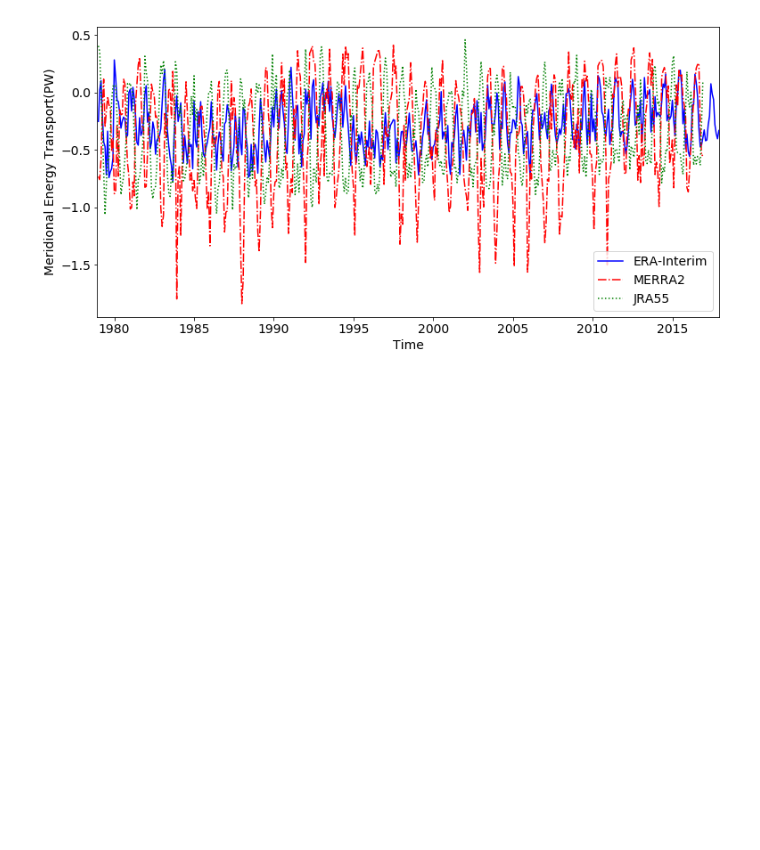
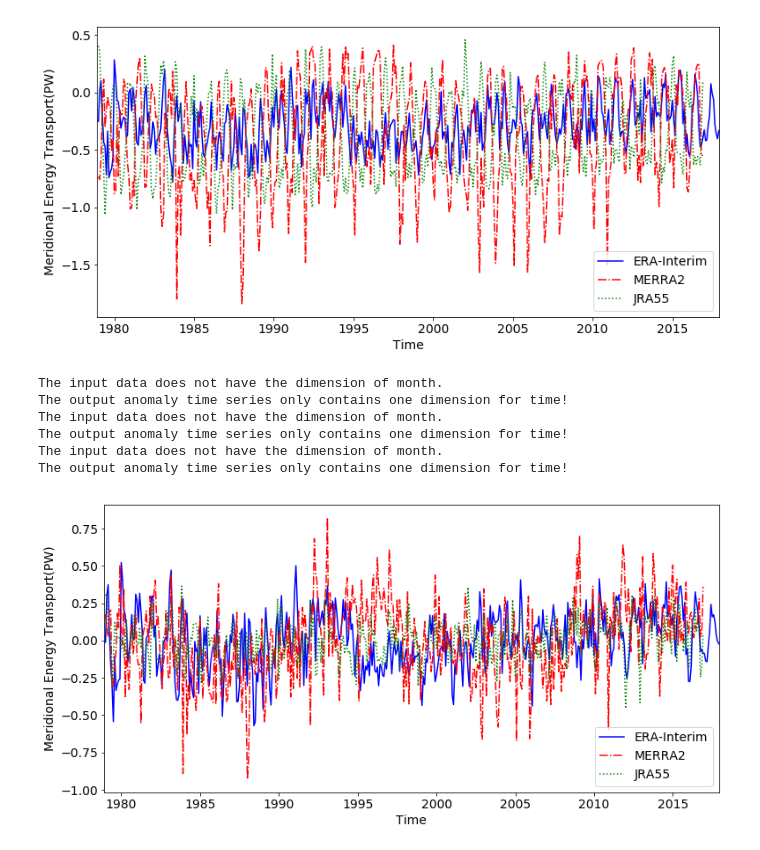
Before and after one commit to geek-yang/AirSeaFlow, a Jupyter notebook: Postprocessing/dataExpo/Evaluation_AMET_residual_SH_FD.ipynb, the cells around one changed output. Cells and saved outputs as stored; diff of their text form; code cells hidden in the pictures; blank space fills up the shorter version.

```diff
--- a/Postprocessing/dataExpo/Evaluation_AMET_residual_SH_FD.ipynb
+++ b/Postprocessing/dataExpo/Evaluation_AMET_residual_SH_FD.ipynb
@@ -854,3 +882,34 @@ Correlation AMET-Residual ERAI & JRA55
 # %% [output]
 *******************  energy transport by barotropic correction  *********************
 [figure]
+# %%
+    stat_AMET_c_ERAI_SH = meta.statistics.operator(AMET_c_int_ERAI_SH_series[:,213])
+    stat_AMET_c_ERAI_SH.anomaly(Dim_month=False)
+    stat_AMET_c_MERRA2_SH = meta.statistics.operator(AMET_c_int_MERRA2_SH_series[:,300])
+    stat_AMET_c_MERRA2_SH.anomaly(Dim_month=False)
+    stat_AMET_c_JRA55_SH = meta.statistics.operator(AMET_c_int_JRA55_SH_series[:,267])
+    stat_AMET_c_JRA55_SH.anomaly(Dim_month=False)
+
+    fig11 = plt.figure()
+    fig11.set_size_inches(12.5, 6)
+    plt.plot(index[:], stat_AMET_c_ERAI_SH._anomaly, 'b-', linewidth=1.5,label='ERA-Interim')
+    plt.plot(index[:-12], stat_AMET_c_MERRA2_SH._anomaly, 'r-.', linewidth=1.5,label='MERRA2')
+    plt.plot(index[:-12], stat_AMET_c_JRA55_SH._anomaly, 'g:', linewidth=1.5, label='JRA55')
+    plt.xlabel("Time",fontsize=14)
+    plt.xticks(np.arange(13,len(year_ERAI_SH)*12+1,60), index_year,fontsize=14)
+    plt.ylabel("Meridional Energy Transport(PW)",fontsize=14)
+    plt.yticks(fontsize=14)
+    ax = plt.gca()
+    ax.set_xlim(0,468)
+    plt.legend(frameon=True, loc=4, prop={'size': 14})
+    plt.show()
+    fig11.savefig(os.path.join(output_path,'AMET_E_correction_SH_60N_anomalies.png'),dpi=200)
+    plt.close(fig11)
+# %% [output]
+The input data does not have the dimension of month.
+The output anomaly time series only contains one dimension for time!
+The input data does not have the dimension of month.
+The output anomaly time series only contains one dimension for time!
+The input data does not have the dimension of month.
+The output anomaly time series only contains one dimension for time!
+[figure, added]
```
Also changed, not shown: parts of 2 cells of this notebook.
